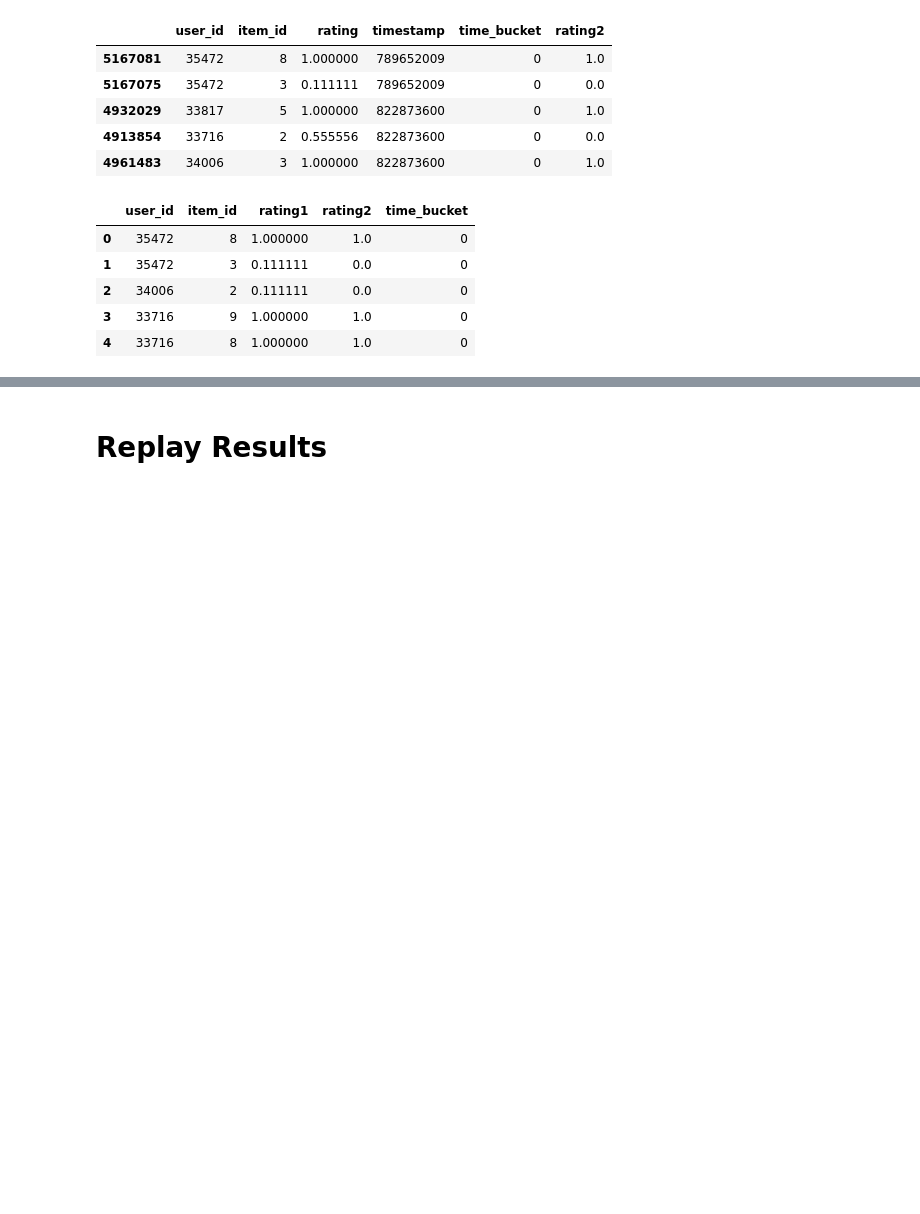
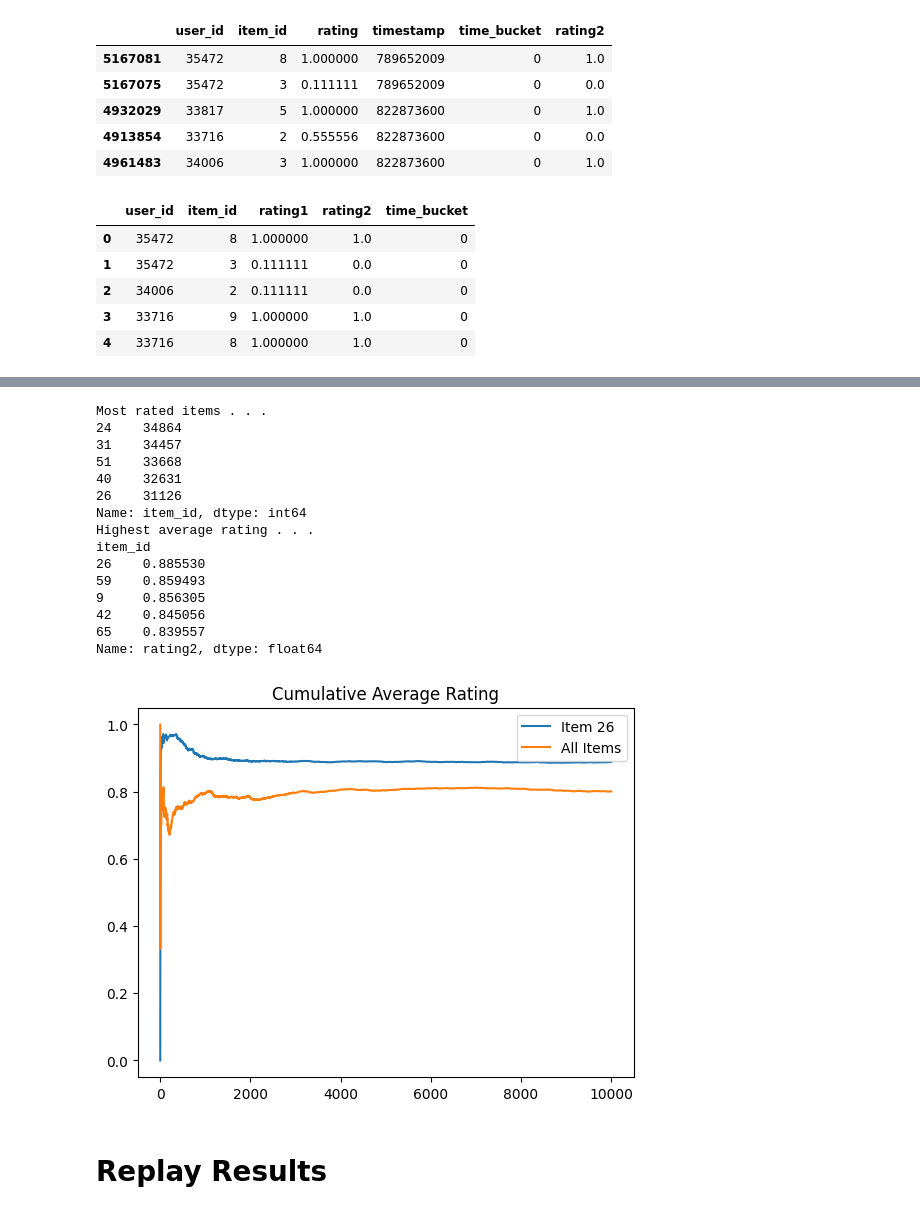
Before and after one commit to lentin26/recommender-system, a Jupyter notebook: TestBook-1.ipynb, the cells around one changed output, grey strips where cells are left out. Cells and saved outputs as stored; diff of their text form; code cells hidden in the pictures; blank space fills up the shorter version.

```diff
--- a/TestBook-1.ipynb
+++ b/TestBook-1.ipynb
@@ -282,3 +318,41 @@ print(mu)
+# %%
+print('Most rated items . . .')
+print(ratings_.item_id.value_counts().head())
+
+print('Highest average rating . . .')
+print(ratings_.groupby('item_id')['rating2'].mean().sort_values(ascending=False).head())
+
+print()
+
+r = 10000
+item_id = 26
+p = ratings_.loc[ratings_.item_id == item_id, 'rating2'].copy()
+x = [p.head(i).mean() for i in range(r)]
+plt.plot(range(r), x)
+
+x = [ratings_.rating2.head(i).mean() for i in range(r)]
+plt.plot(range(r), x)
+
+plt.legend(['Item 26', 'All Items'])
+plt.title('Cumulative Average Rating')
+plt.show()
+# %% [output]
+Most rated items . . .
+24    34864
+31    34457
+51    33668
+40    32631
+26    31126
+Name: item_id, dtype: int64
+Highest average rating . . .
+item_id
+26    0.885530
+59    0.859493
+9     0.856305
+42    0.845056
+65    0.839557
+Name: rating2, dtype: float64
+[figure, added]
 # %% [markdown]
 # Replay Results
 # %%
```
Also changed, not shown: parts of 29 cells of this notebook.
